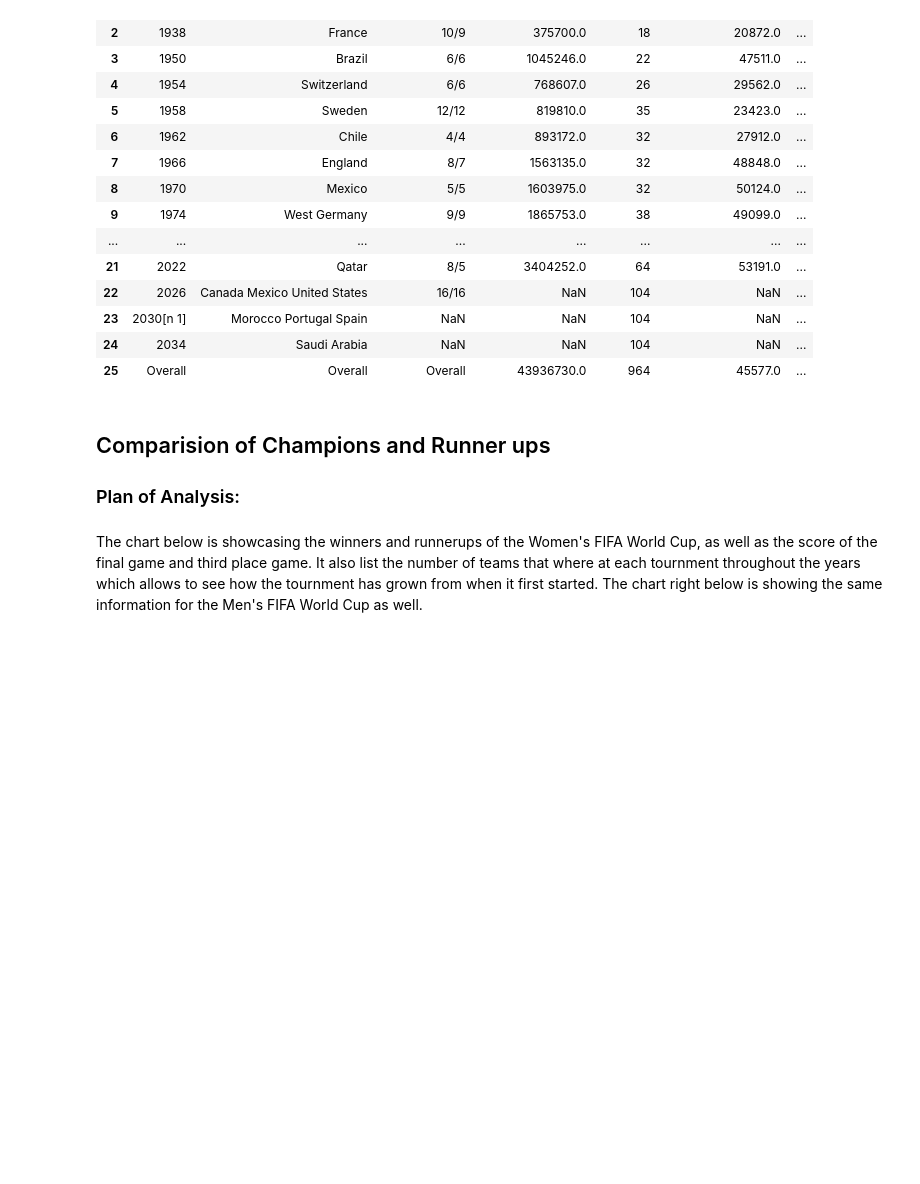
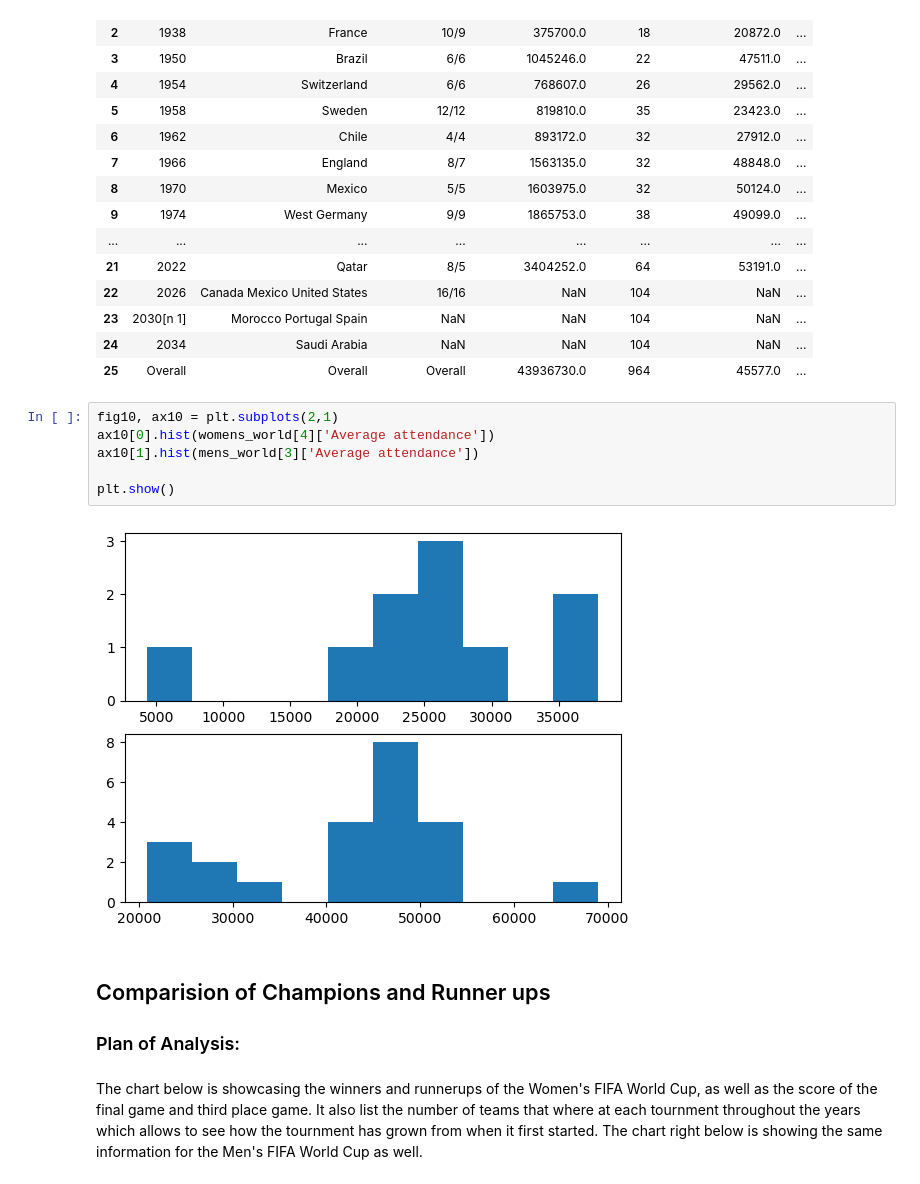
Before and after one commit to r-laurell/Data-in-EMAT, a Jupyter notebook: Analysis-Plan-Laurell.ipynb, the cells around one changed output. Saved outputs shown, nothing was run; the diff lists cells and outputs as text; blank space fills up the shorter version.

```diff
--- a/Analysis-Plan-Laurell.ipynb
+++ b/Analysis-Plan-Laurell.ipynb
@@ -102,10 +110,18 @@ mens_world[3]
 | 23 | 2030[n 1] | Morocco Portugal Spain | NaN | NaN | 104 | NaN | ... |
 | 24 | 2034 | Saudi Arabia | NaN | NaN | 104 | NaN | ... |
 | 25 | Overall | Overall | Overall | 43936730.0 | 964 | 45577.0 | ... |
-# %% [markdown]
-## Comparision of Champions and Runner ups
-
-### Plan of Analysis:
+# %%
+fig10, ax10 = plt.subplots(2,1)
+ax10[0].hist(womens_world[4]['Average attendance'])
+ax10[1].hist(mens_world[3]['Average attendance'])
+
+plt.show()
+# %% [output]
+[figure, added]
+# %% [markdown]
+## Comparision of Champions and Runner ups
+
+### Plan of Analysis:
 # %% [markdown]
 The chart below is showcasing the winners and runnerups of the Women's FIFA World Cup, as well as the score of the final game and third place game. It also list the number of teams that where at each tournment throughout the years which allows to see how the tournment has grown from when it first started. The chart right below is showing the same information for the Men's FIFA World Cup as well.
 # %%
```
Also changed, not shown: parts of 35 cells of this notebook.
